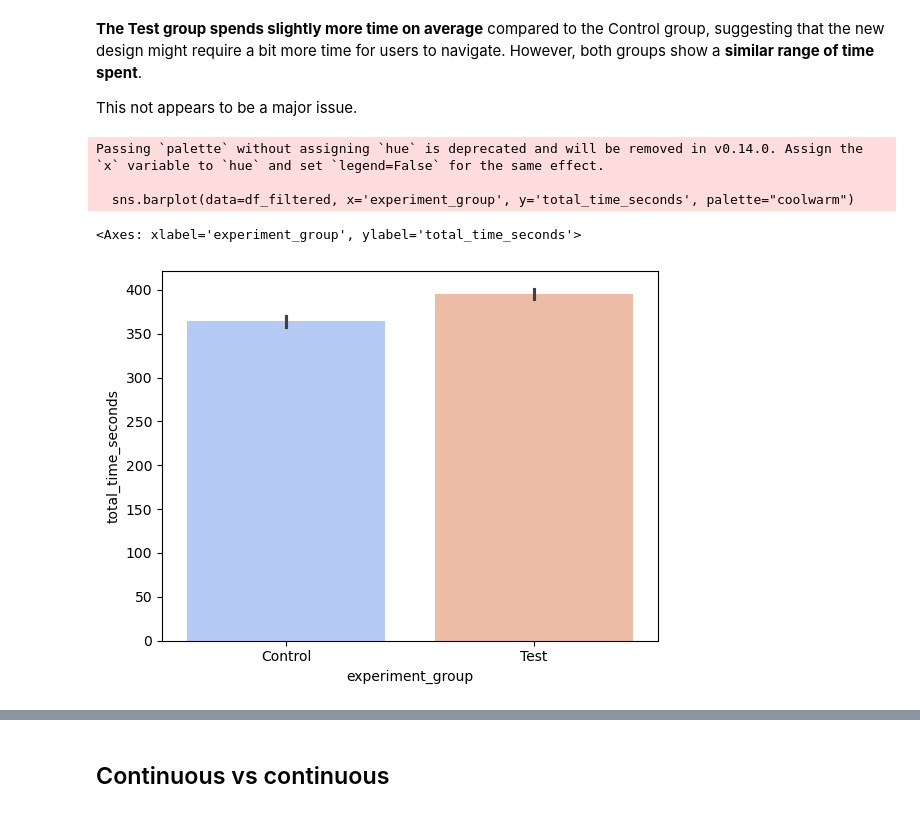
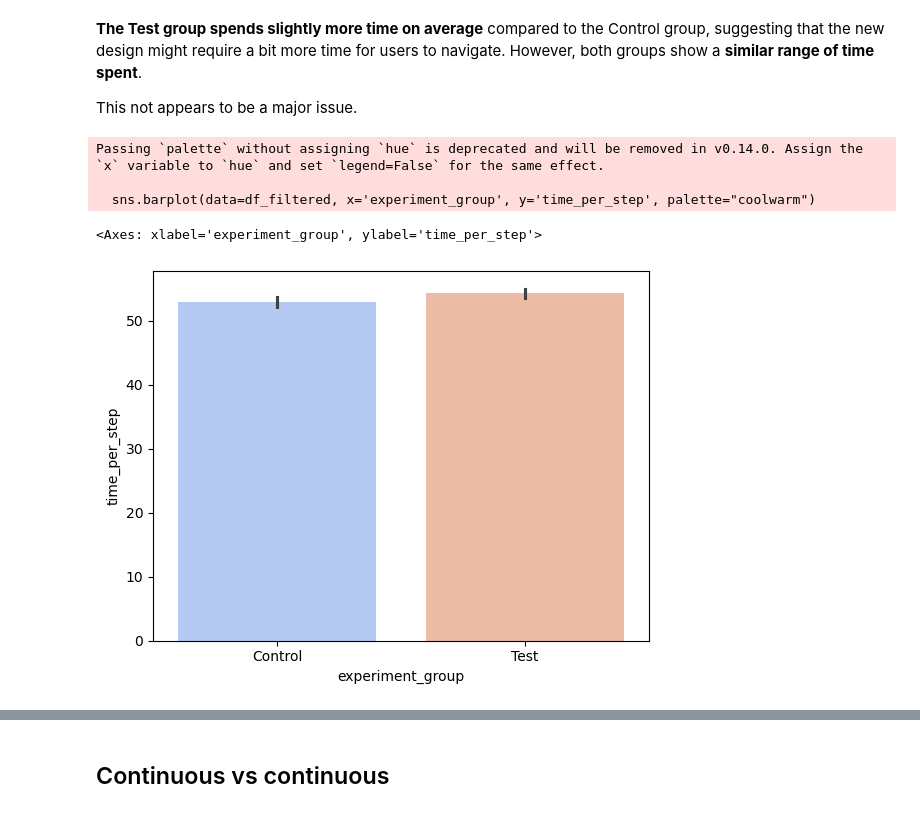
Before and after one commit to almudenaolg/Vanguard-AB-Test-Analysis, a Jupyter notebook: exploratory.ipynb, the cells around one changed output, grey strips where cells are left out. Saved outputs shown, nothing was run; the diff lists cells and outputs as text; code cells hidden in the pictures.

```diff
--- a/exploratory.ipynb
+++ b/exploratory.ipynb
@@ -768,14 +1264,14 @@ Passing `palette` without assigning `hue` is deprecated and will be removed in v
 
 This not appears to be a major issue.
 # %%
-# Plotting a bar plot to visualize the average steps per visit for each experiment group
-sns.barplot(data=df_filtered, x='experiment_group', y='total_time_seconds', palette="coolwarm")
+# Plotting a bar plot to visualize the average time per step for each experiment group
+sns.barplot(data=df_filtered, x='experiment_group', y='time_per_step', palette="coolwarm")
 # %% [output]
 Passing `palette` without assigning `hue` is deprecated and will be removed in v0.14.0. Assign the `x` variable to `hue` and set `legend=False` for the same effect.
 
-  sns.barplot(data=df_filtered, x='experiment_group', y='total_time_seconds', palette="coolwarm")
+  sns.barplot(data=df_filtered, x='experiment_group', y='time_per_step', palette="coolwarm")
-<Axes: xlabel='experiment_group', ylabel='total_time_seconds'>
+<Axes: xlabel='experiment_group', ylabel='time_per_step'>
-[figure, old version]
+[figure, new version]
 # %%
 # Plotting a box plot to visualize the spread and outliers of total time for each experiment group
 plt.figure(figsize=(15, 12))
```
Also changed, not shown: parts of 125 cells of this notebook, 3 other files.
